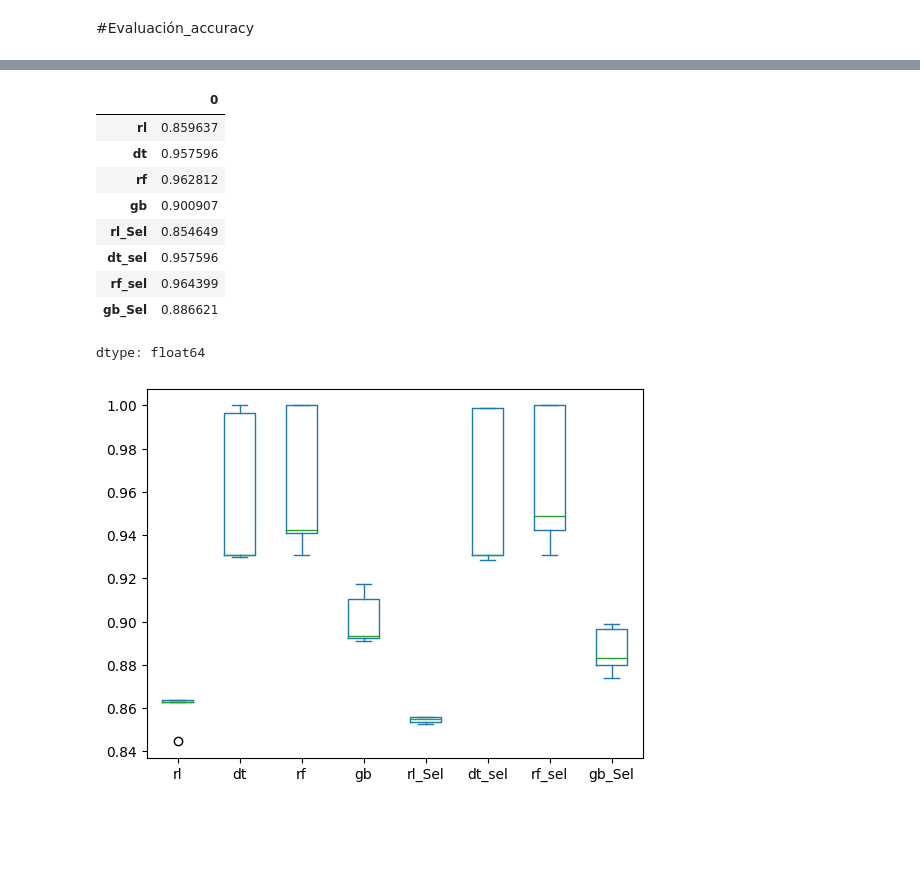
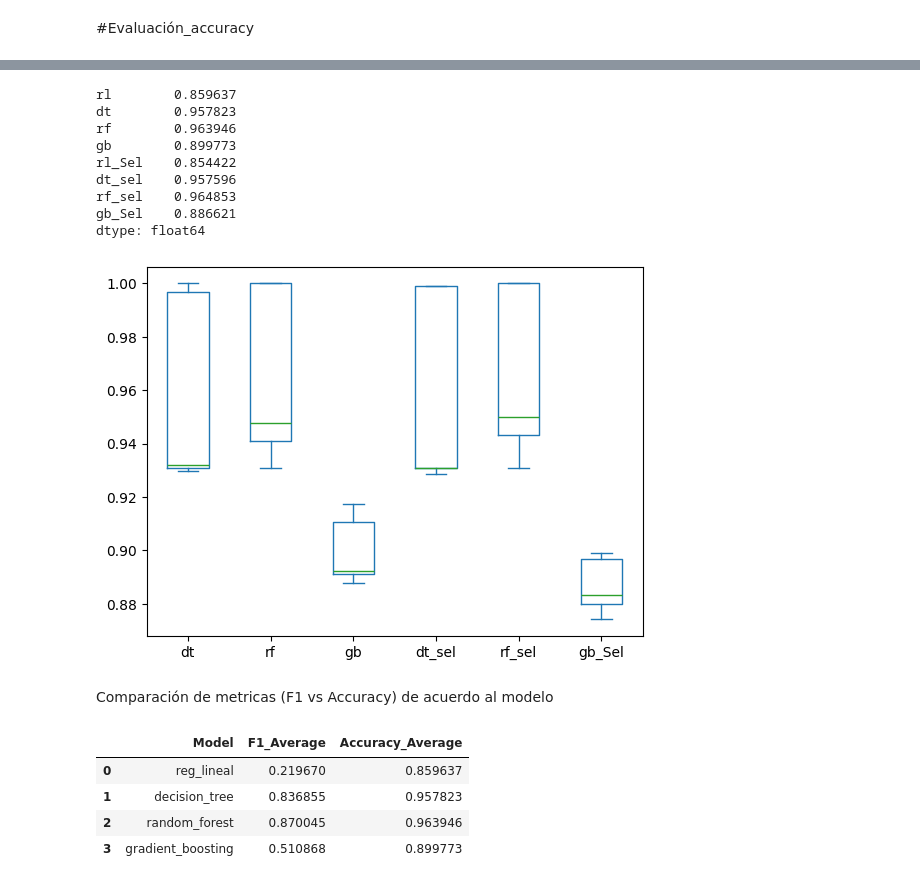
Before and after one commit to osiris-contreras/Anal-tica-en-Recursos-Humanos, a Jupyter notebook: modelos.ipynb, the cells around one changed output, grey strips where cells are left out. Saved outputs shown, nothing was run; the diff lists cells and outputs as text; code cells hidden in the pictures; blank space fills up the shorter version.

Commit message:
Complementar y terminar modelos

```diff
--- a/modelos.ipynb
+++ b/modelos.ipynb
@@ -315,16 +314,31 @@ accuracy
 # %%
-accuracy_2=accuracy[ ['rl','dt', 'rf', 'gb','rl_Sel', 'dt_sel', 'rf_sel', 'gb_Sel']]
+accuracy_2=accuracy[ ['dt', 'rf', 'gb', 'dt_sel', 'rf_sel', 'gb_Sel']]
 accuracy_2.plot(kind='box') ### gráfico para modelos sel y todas las variables
 accuracy.mean() ### medias de mape
 # %% [output]
-|  | 0 |
-| rl | 0.859637 |
-| dt | 0.957596 |
-| rf | 0.962812 |
-| gb | 0.900907 |
-| rl_Sel | 0.854649 |
-| dt_sel | 0.957596 |
-| rf_sel | 0.964399 |
-| gb_Sel | 0.886621 |
+rl        0.859637
+dt        0.957823
+rf        0.963946
+gb        0.899773
+rl_Sel    0.854422
+dt_sel    0.957596
+rf_sel    0.964853
+gb_Sel    0.886621
 dtype: float64
-[figure, old version]
+[figure, new version]
+# %% [markdown]
+Comparación de metricas (F1 vs Accuracy) de acuerdo al modelo
+# %%
+# Tabla con promedio de métricas con todas las variables
+average_metrics_full = pd.DataFrame({
+    'Model': ['reg_lineal', 'decision_tree', 'random_forest', 'gradient_boosting'],
+    'F1_Average': [F1['rl'].mean(), F1['dt'].mean(), F1['rf'].mean(), F1['gb'].mean()],
+    'Accuracy_Average': [accuracy['rl'].mean(), accuracy['dt'].mean(), accuracy['rf'].mean(), accuracy['gb'].mean()]
+})
+average_metrics_full
+# %% [output]
+|  | Model | F1_Average | Accuracy_Average |
+| 0 | reg_lineal | 0.219670 | 0.859637 |
+| 1 | decision_tree | 0.836855 | 0.957823 |
+| 2 | random_forest | 0.870045 | 0.963946 |
+| 3 | gradient_boosting | 0.510868 | 0.899773 |
```
Also changed, not shown: parts of 29 cells of this notebook, 6 other files.
